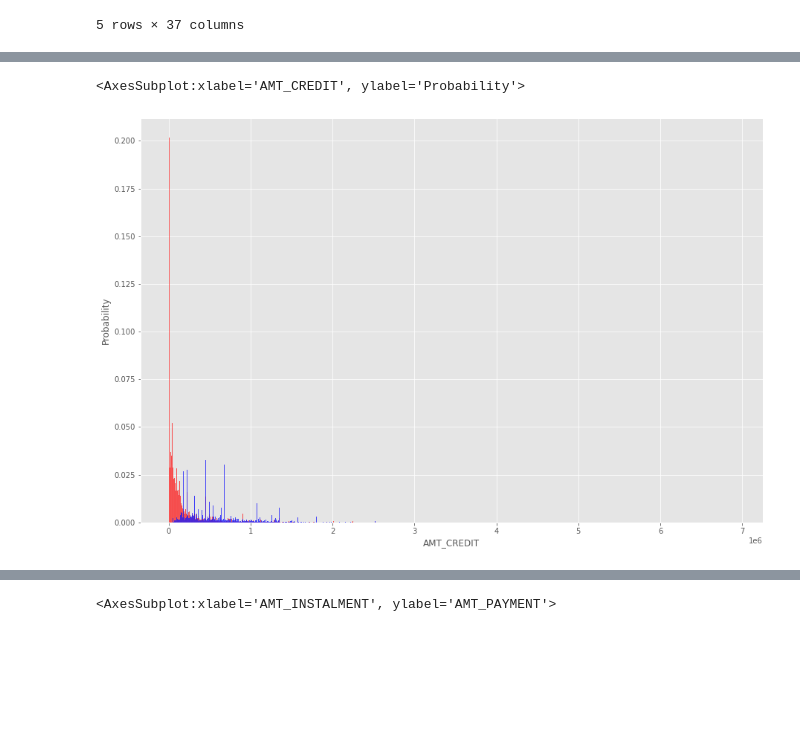
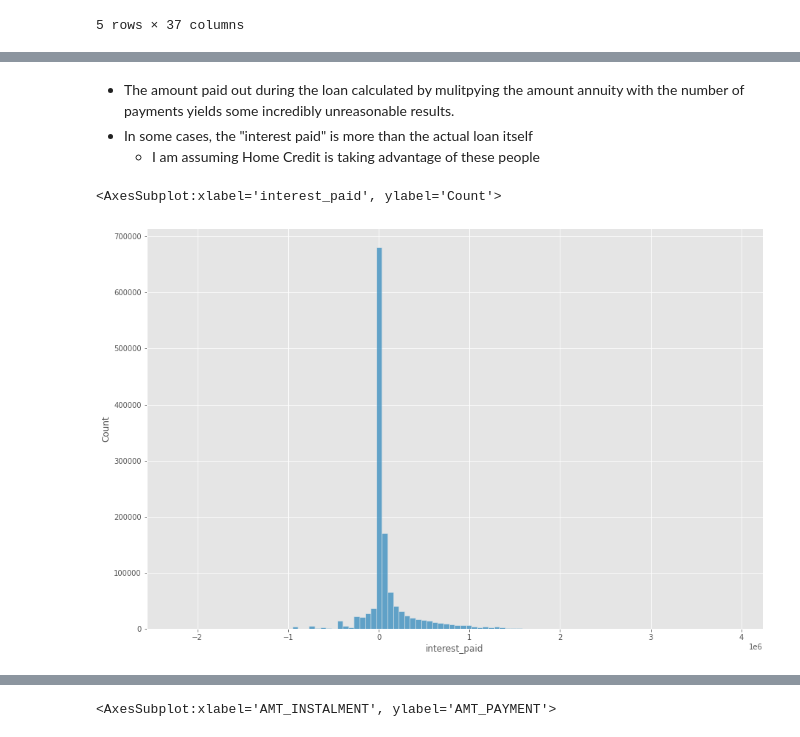
Before and after one commit to Antonio-Avila/Home-Credit-Default, a Jupyter notebook: Previous_Apps.ipynb, the cells around one changed output, grey strips where cells are left out. Cells and saved outputs as stored; diff of their text form; code cells hidden in the pictures; blank space fills up the shorter version.

```diff
--- a/Previous_Apps.ipynb
+++ b/Previous_Apps.ipynb
@@ -242,6 +245,9 @@ sns.histplot(app_train.AMT_CREDIT, color = "blue", bins = 1000)
-# %%
-sns.histplot(prev_app.AMT_CREDIT, color = "red", stat = "probability", bins = 1000)
-sns.histplot(app_train.AMT_CREDIT, color = "blue", stat = "probability", bins = 1000)
-# %% [output]
-<AxesSubplot:xlabel='AMT_CREDIT', ylabel='Probability'>
-[figure, removed]
+# %% [markdown]
+- The amount paid out during the loan calculated by mulitpying the amount annuity with the number of payments yields some incredibly unreasonable results.
+- In some cases, the "interest paid" is more than the actual loan itself
+    - I am assuming Home Credit is taking advantage of these people
+# %%
+sns.histplot(pmts.interest_paid, bins = 100)
+# %% [output]
+<AxesSubplot:xlabel='interest_paid', ylabel='Count'>
+[figure, added]
```
Also changed, not shown: parts of 17 cells of this notebook.
